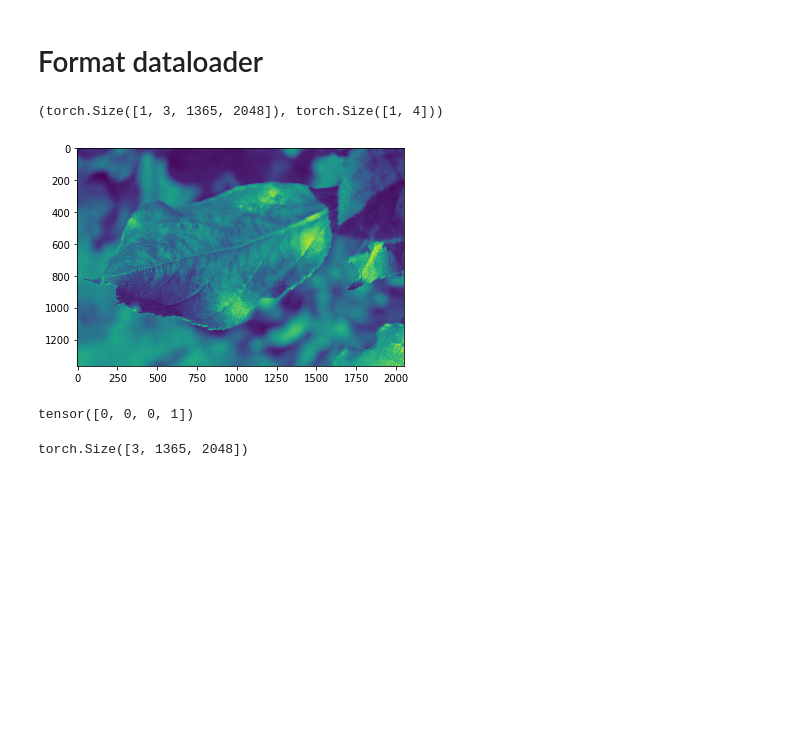
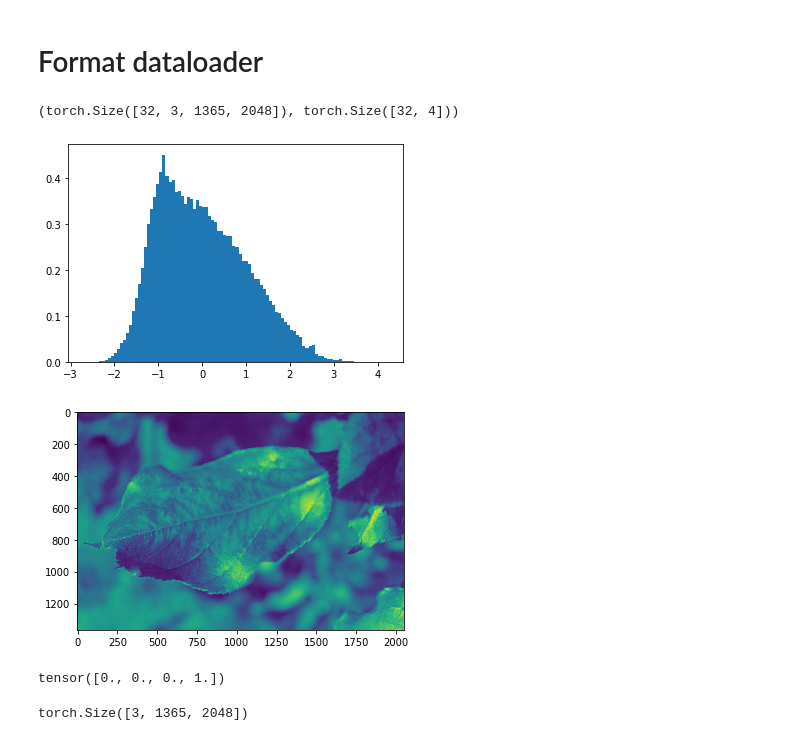
Before and after one commit to akorol98/Plant-Pathology, a Jupyter notebook: main.ipynb, the cells around one changed output. Drawn from its saved outputs; the diff is of its cells as text; code cells hidden in the pictures; blank space fills up the shorter version.

```diff
--- a/main.ipynb
+++ b/main.ipynb
@@ -11,9 +12,9 @@ import torch.optim as optim
 # %%
-workers = 1
-btch_sz = 1
-num_epochs = 10
-ncf = 16
-lr = 0.002
+workers = 4
+btch_sz = 32
+num_epochs = 2
+ncf = 8
+lr = 0.02
 beta1 = 0.5
 ngpu = 1
 # %%
@@ -55,25 +62,36 @@ for i in range(240,252):
 # %% [markdown]
 # Format dataloader
 # %%
-plant_dataset = CastomDataset.PlantPathologyDataset('train.csv',
-                                                    'images',
-                                                    transform=CastomDataset.ToTensor()
+# transform = transforms.Compose([CastomDataset.ToTensor(),
+#                                 transforms.Compose([transforms.Normalize([0.5], [0.5])])
+#                                ])
+
+transform = CastomDataset.ToTensor()
+
+plant_dataset = CastomDataset.PlantPathologyDataset('train_new.csv',
+                                                    'images/train',
+                                                    transform=transform
                                                    )
-
 dataloader = DataLoader(plant_dataset, batch_size=btch_sz,
-                        shuffle=False, num_workers=workers)
+                        shuffle=False, num_workers=workers,
+                        )
 # %%
 batch = next(iter(dataloader))
 batch['image'].shape, batch['labels'].shape
 # %% [output]
-(torch.Size([1, 3, 1365, 2048]), torch.Size([1, 4]))
+(torch.Size([32, 3, 1365, 2048]), torch.Size([32, 4]))
+# %%
+plt.hist(batch['image'].view(-1), bins=100, normed=True)
+plt.show()
+# %% [output]
+[figure, added]
 # %%
-plt.imshow(batch['image'][0].sum(axis=0))
+plt.imshow(batch['image'][0].sum(dim=0))
 plt.show()
 print(batch['labels'][0])
 # %% [output]
 [figure]
-tensor([0, 0, 0, 1])
+tensor([0., 0., 0., 1.])
 # %%
 image = plant_dataset[245]['image']
 image.shape
```
Also changed, not shown: parts of 22 cells of this notebook.
